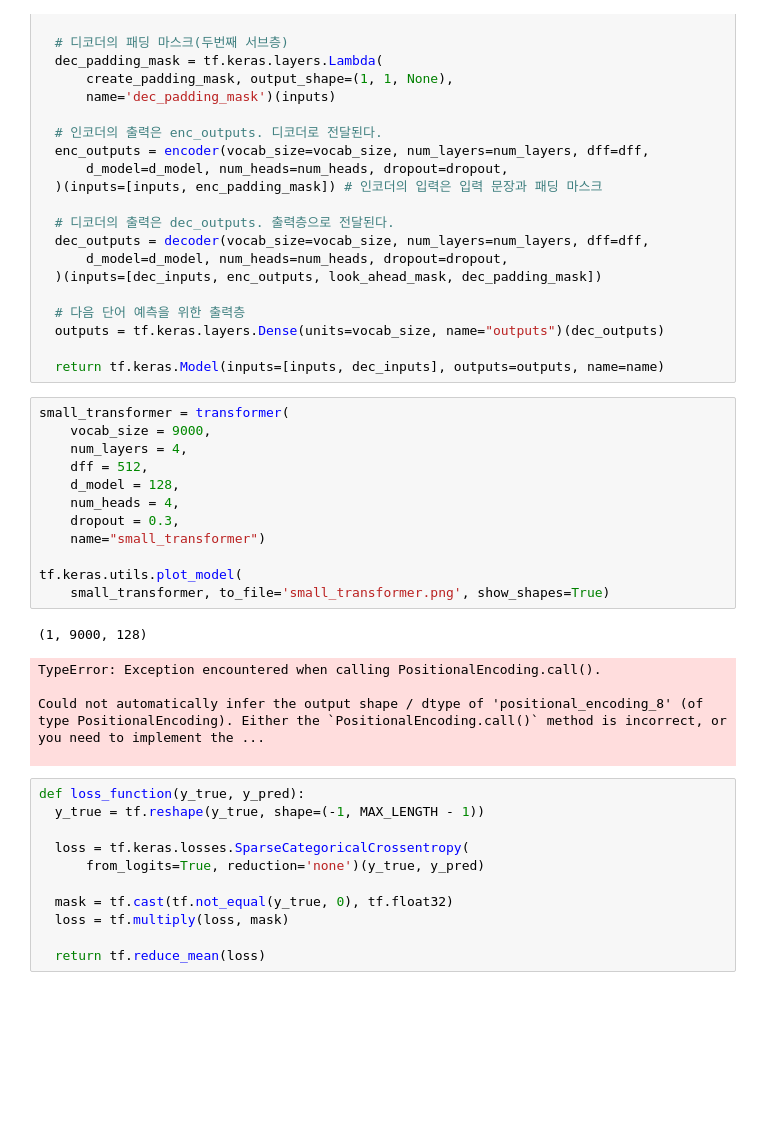
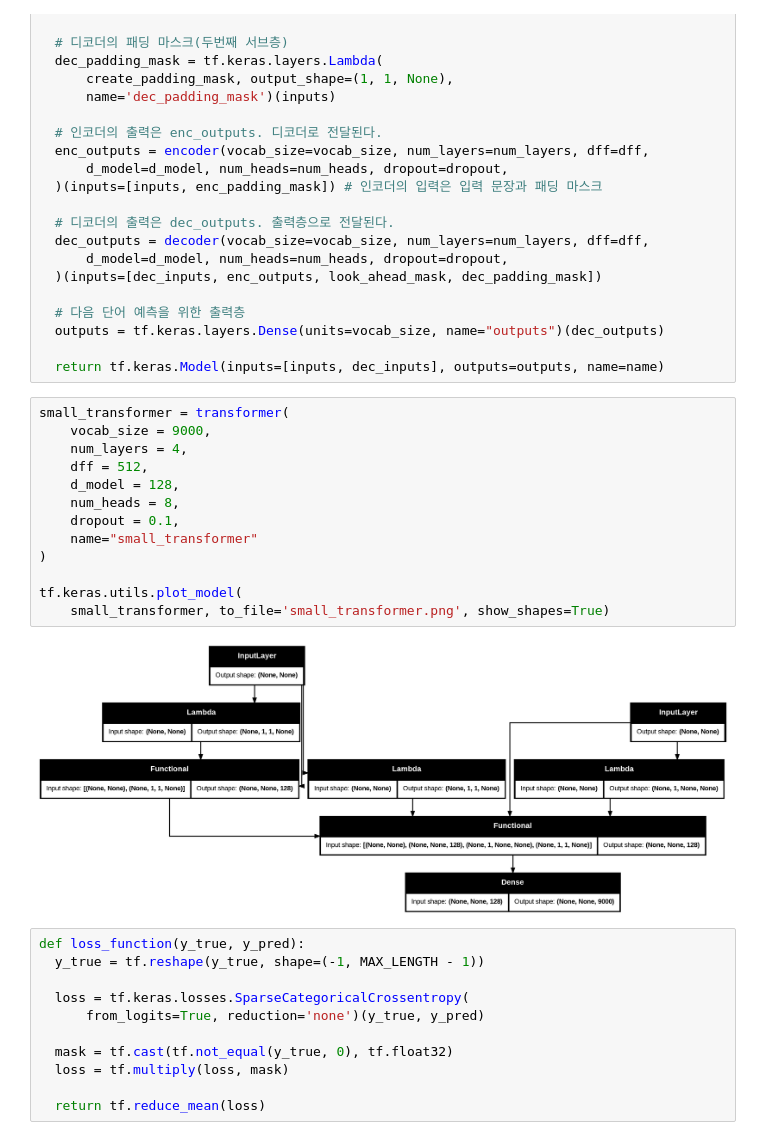
Before and after one commit to sinbba77/tensorflow-nlp-tutorial, a Jupyter notebook: 16. Transformer (Chatbot)/16-1 ~ 16-2. transformer_chatbot(2025.11.13).ipynb, the cells around one changed output. Drawn from its saved outputs; the diff is of its cells as text; blank space fills up the shorter version.

```diff
--- a/16. Transformer (Chatbot)/16-1 ~ 16-2. transformer_chatbot(2025.11.13).ipynb
+++ b/16. Transformer (Chatbot)/16-1 ~ 16-2. transformer_chatbot(2025.11.13).ipynb
@@ -651,21 +662,18 @@ def transformer(vocab_size, num_layers, dff,
 # %%
 small_transformer = transformer(
     vocab_size = 9000,
     num_layers = 4,
     dff = 512,
     d_model = 128,
-    num_heads = 4,
-    dropout = 0.3,
-    name="small_transformer")
+    num_heads = 8,
+    dropout = 0.1,
+    name="small_transformer"
+)
 
 tf.keras.utils.plot_model(
     small_transformer, to_file='small_transformer.png', show_shapes=True)
 # %% [output]
-(1, 9000, 128)
-TypeError: Exception encountered when calling PositionalEncoding.call().
-
-Could not automatically infer the output shape / dtype of 'positional_encoding_8' (of type PositionalEncoding). Either the `PositionalEncoding.call()` method is incorrect, or you need to implement the ...
-
+[figure, added]
 # %%
 def loss_function(y_true, y_pred):
   y_true = tf.reshape(y_true, shape=(-1, MAX_LENGTH - 1))
```
Also changed, not shown: parts of 12 cells of this notebook.
